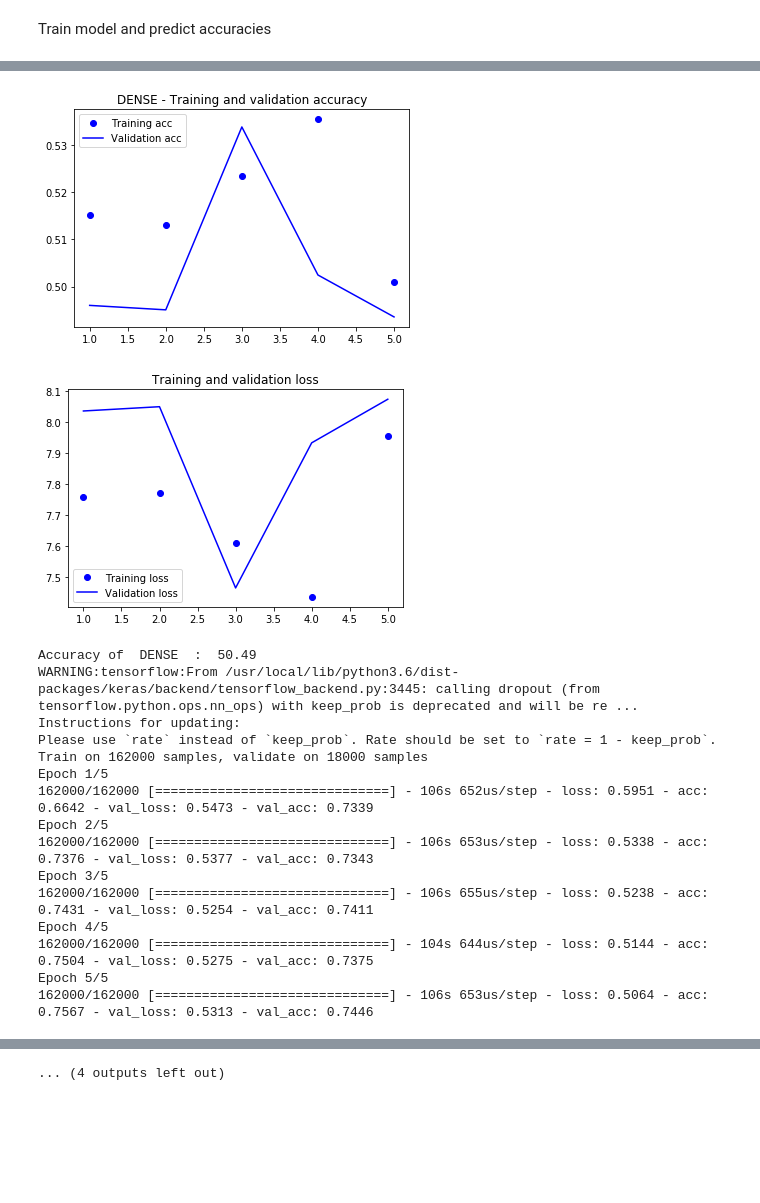
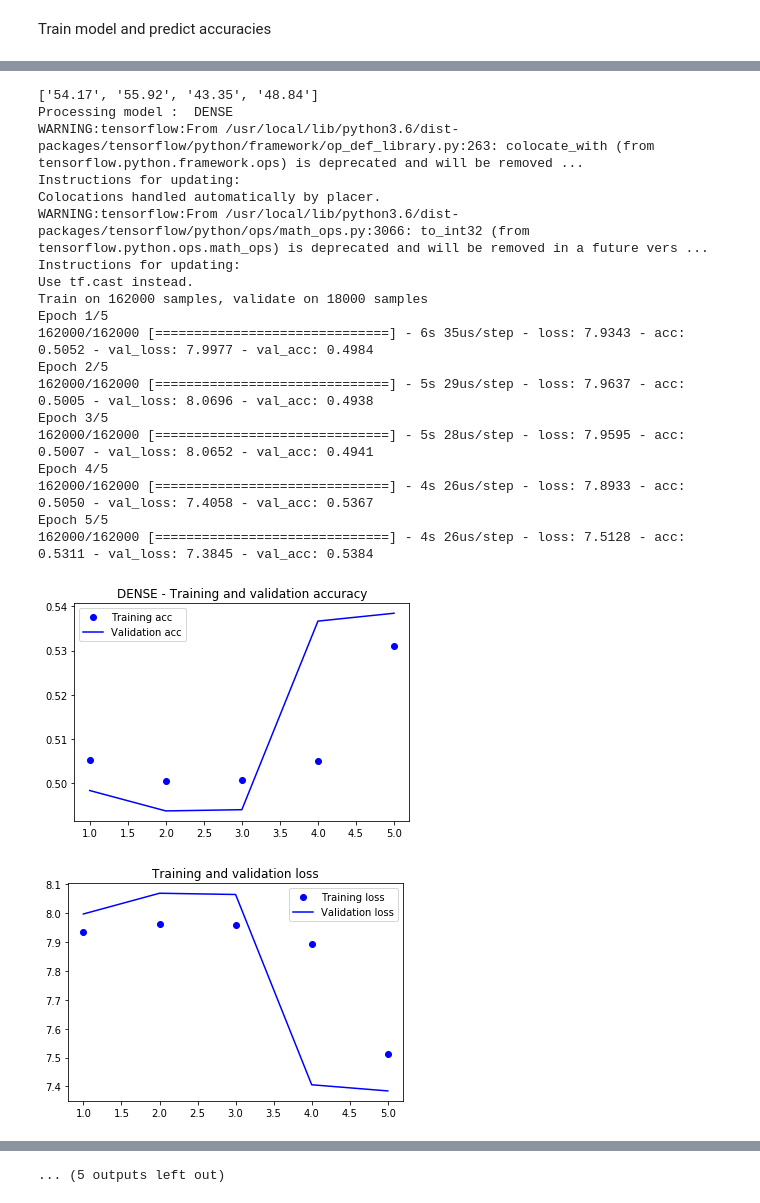
Before and after one commit to ramapriyakj/yelp, a Jupyter notebook: YelpAnalysis.ipynb, the cells around one changed output, grey strips where cells are left out. Cells and saved outputs as stored; diff of their text form; code cells hidden in the pictures; blank space fills up the shorter version.

```diff
--- a/YelpAnalysis.ipynb
+++ b/YelpAnalysis.ipynb
@@ -145,7 +147,7 @@ def getModel(name,vocab_len,inp_shape):
         return model
     elif name == "RNN":
         model = Sequential()
-        model.add(Embedding(vocab_len, 64))
+        model.add(Embedding(vocab_len, 32))
         model.add(SimpleRNN(32, return_sequences=True, dropout=0.1, recurrent_dropout=0.1))
         model.add(SimpleRNN(32, dropout=0.1, recurrent_dropout=0.1))
         model.add(Dense(128, activation='relu'))
@@ -155,7 +157,7 @@ def getModel(name,vocab_len,inp_shape):
         return model
     elif name == "LSTM":
         model = Sequential()
-        model.add(Embedding(vocab_len, 64))
+        model.add(Embedding(vocab_len, 32))
         model.add(LSTM(32, return_sequences=True, dropout=0.1, recurrent_dropout=0.1))
         model.add(LSTM(32, dropout=0.1, recurrent_dropout=0.1))
         model.add(Dense(128, activation='relu'))
@@ -165,7 +167,7 @@ def getModel(name,vocab_len,inp_shape):
         return model
     elif name == "BI-LSTM":
         model = Sequential()
-        model.add(Embedding(vocab_len, 64))
+        model.add(Embedding(vocab_len, 32))
         model.add(Bidirectional(LSTM(32, return_sequences=True,dropout=0.1, recurrent_dropout=0.1)))
         model.add(Bidirectional(LSTM(32, dropout=0.1, recurrent_dropout=0.1)))
         model.add(Dense(128, activation='relu'))
@@ -175,7 +177,7 @@ def getModel(name,vocab_len,inp_shape):
         return model
     elif name == "CONV":
         model = Sequential()
-        model.add(Embedding(vocab_len, 64))
+        model.add(Embedding(vocab_len, 32))
         model.add(Conv1D(32, 7, activation='relu'))
         model.add(MaxPooling1D(5))
         model.add(Conv1D(32, 7, activation='relu'))
@@ -208,10 +210,10 @@ def plot_accuracy(model_name,history):
 # %% [markdown]
 Train model and predict accuracies
 # %%
-model_list = ["RF","DENSE","RNN","LSTM","BI-LSTM","CONV"]
-model_accuracies = []
-cls_reports = []
+model_list = ["RF","DENSE","CONV","RNN","LSTM","BI-LSTM"]
+accuracy_report = []
 for name in model_list:
+    print("Processing model : ",name);
     model = getModel(name,vocab_len,input_shape)
     y_pred = None
 
@@ -222,7 +224,10 @@ for name in model_list:
     elif name == "RF":
         model.fit(x_train,y_train)
         y_pred = model.predict(x_test)
-    model_accuracies.append(round(accuracy_score(y_test,y_pred)*100,2))
-    print("Accuracy of ",name," : ",model_accuracies[-1])
-    cls_reports.append(precision_recall_fscore_support(y_test,y_pred, average='micro'))
+    accuracy_report.append([
+        format(accuracy_score(y_test,y_pred)*100,'.2f'),
+        format(precision_score(y_test,y_pred)*100,'.2f'),
+        format(recall_score(y_test,y_pred)*100,'.2f'),
+        format(f1_score(y_test,y_pred)*100,'.2f')])
+    print(accuracy_report[-1])
 # %% [output]
@@ -247,17 +235,21 @@ Epoch 5/5
+['54.17', '55.92', '43.35', '48.84']
+Processing model :  DENSE
+WARNING:tensorflow:From /usr/local/lib/python3.6/dist-packages/tensorflow/python/framework/op_def_library.py:263: colocate_with (from tensorflow.python.framework.ops) is deprecated and will be removed ...
+Instructions for updating:
+Colocations handled automatically by placer.
+WARNING:tensorflow:From /usr/local/lib/python3.6/dist-packages/tensorflow/python/ops/math_ops.py:3066: to_int32 (from tensorflow.python.ops.math_ops) is deprecated and will be removed in a future vers ...
+Instructions for updating:
+Use tf.cast instead.
+Train on 162000 samples, validate on 18000 samples
+Epoch 1/5
+162000/162000 [==============================] - 6s 35us/step - loss: 7.9343 - acc: 0.5052 - val_loss: 7.9977 - val_acc: 0.4984
+Epoch 2/5
+162000/162000 [==============================] - 5s 29us/step - loss: 7.9637 - acc: 0.5005 - val_loss: 8.0696 - val_acc: 0.4938
+Epoch 3/5
+162000/162000 [==============================] - 5s 28us/step - loss: 7.9595 - acc: 0.5007 - val_loss: 8.0652 - val_acc: 0.4941
+Epoch 4/5
+162000/162000 [==============================] - 4s 26us/step - loss: 7.8933 - acc: 0.5050 - val_loss: 7.4058 - val_acc: 0.5367
+Epoch 5/5
+162000/162000 [==============================] - 4s 26us/step - loss: 7.5128 - acc: 0.5311 - val_loss: 7.3845 - val_acc: 0.5384
-[figure, old version]
+[figure, new version]
-[figure, old version]
+[figure, new version]
-Accuracy of  DENSE  :  50.49
-WARNING:tensorflow:From /usr/local/lib/python3.6/dist-packages/keras/backend/tensorflow_backend.py:3445: calling dropout (from tensorflow.python.ops.nn_ops) with keep_prob is deprecated and will be re ...
-Instructions for updating:
-Please use `rate` instead of `keep_prob`. Rate should be set to `rate = 1 - keep_prob`.
-Train on 162000 samples, validate on 18000 samples
-Epoch 1/5
-162000/162000 [==============================] - 106s 652us/step - loss: 0.5951 - acc: 0.6642 - val_loss: 0.5473 - val_acc: 0.7339
-Epoch 2/5
-162000/162000 [==============================] - 106s 653us/step - loss: 0.5338 - acc: 0.7376 - val_loss: 0.5377 - val_acc: 0.7343
-Epoch 3/5
-162000/162000 [==============================] - 106s 655us/step - loss: 0.5238 - acc: 0.7431 - val_loss: 0.5254 - val_acc: 0.7411
-Epoch 4/5
-162000/162000 [==============================] - 104s 644us/step - loss: 0.5144 - acc: 0.7504 - val_loss: 0.5275 - val_acc: 0.7375
-Epoch 5/5
-162000/162000 [==============================] - 106s 653us/step - loss: 0.5064 - acc: 0.7567 - val_loss: 0.5313 - val_acc: 0.7446
@@ -294,4 +306,4 @@ Epoch 5/5
-... (4 outputs left out)
+... (5 outputs left out)
 # %%
 from prettytable import PrettyTable
 print("Testing results:")
```
Also changed, not shown: parts of 5 cells of this notebook.
